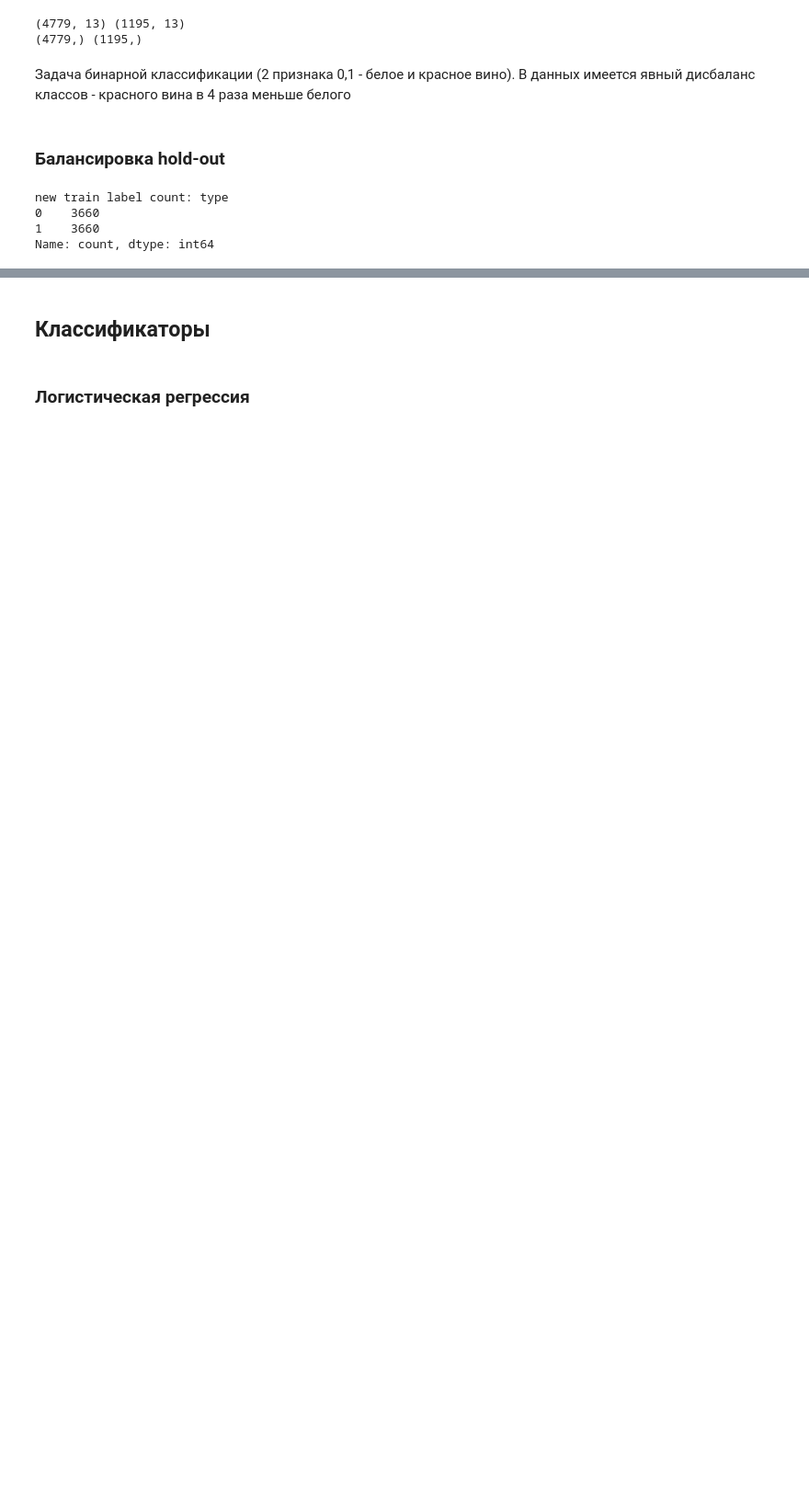
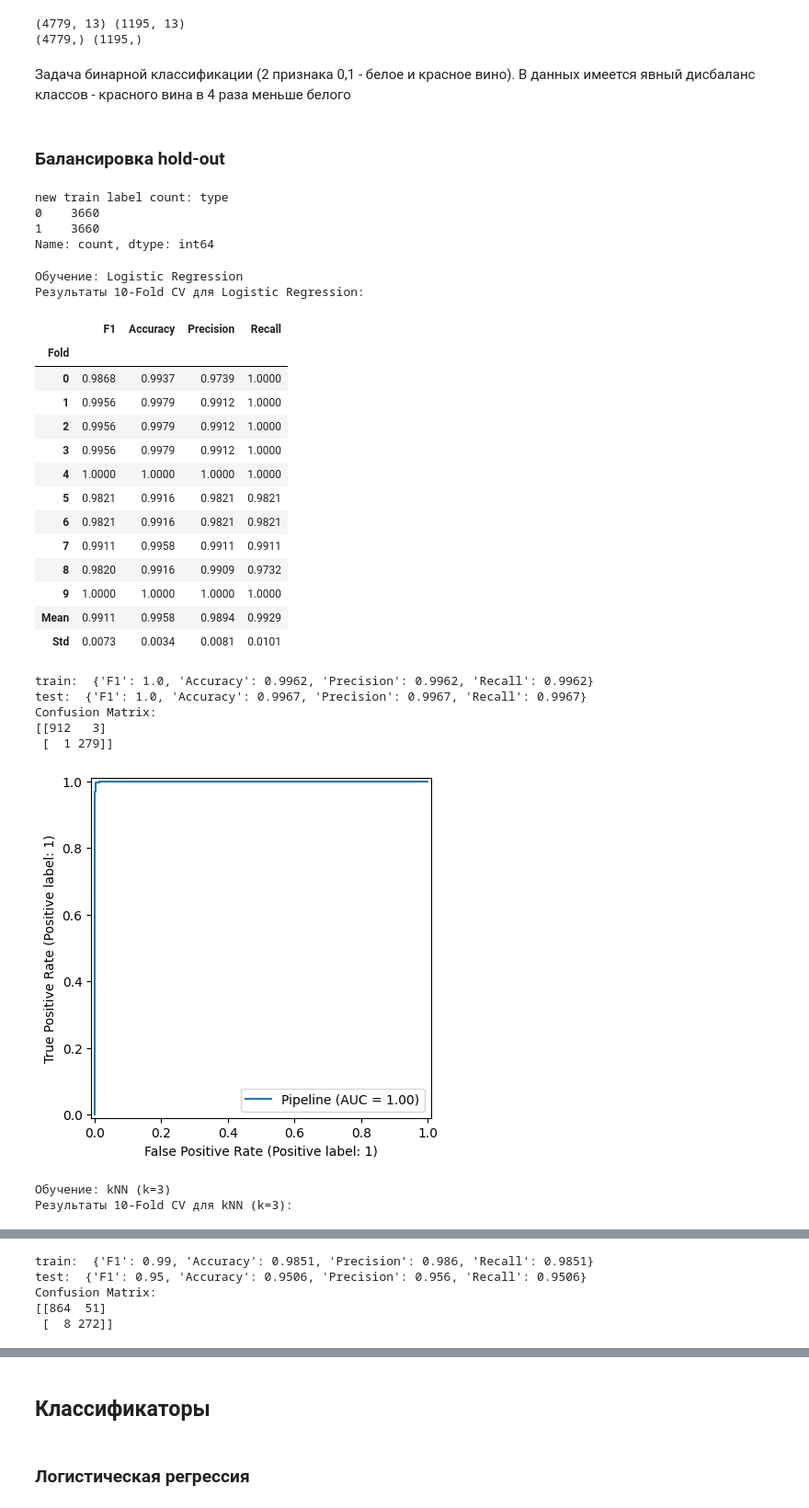
Before and after one commit to Baklanov-Daniil/master, a Jupyter notebook: mlbd/notebooks/lab3.ipynb, the cells around one changed output, grey strips where cells are left out. Shown at 92% size. Cells and saved outputs as stored; diff of their text form; code cells hidden in the pictures; blank space fills up the shorter version.

```diff
--- a/mlbd/notebooks/lab3.ipynb
+++ b/mlbd/notebooks/lab3.ipynb
@@ -167,0 +159,19 @@ def get_holdout_metrics(y_true, y_pred, model_name):
+# %%
+neighbors = 3
+classifiers = {
+    "Logistic Regression": LogisticRegression(max_iter=1000, random_state=42),
+    f"kNN (k={neighbors})": KNeighborsClassifier(n_neighbors=neighbors),
+    "Naive Bayes": GaussianNB(),
+    "SVC (Linear)": SVC(kernel='linear', random_state=42, cache_size=4000),
+    "SVC (polynomial)": SVC(kernel='poly', random_state=42, cache_size=4000),
+    "SVC (sygmoid)": SVC(kernel='sigmoid', random_state=42, cache_size=4000),
+}
+
+cv = StratifiedKFold(n_splits=10, shuffle=True, random_state=42)
+metrics = ['F1', 'Accuracy', 'Precision', 'Recall']
+cv_mapping = {'test_f1': 'F1', 'test_accuracy': 'Accuracy',
+              'test_precision': 'Precision', 'test_recall': 'Recall'}
+
+holdout_rows = []
+cv_rows = []
+trained_models = {}
@@ -167,0 +231,28 @@ def get_holdout_metrics(y_true, y_pred, model_name):
+# %%
+for name, model in classifiers.items():
+    train_model(name, model)
+# %% [output]
+Обучение: Logistic Regression
+Результаты 10-Fold CV для Logistic Regression:
+|  | F1 | Accuracy | Precision | Recall |
+| Fold |  |  |  |  |
+| 0 | 0.9868 | 0.9937 | 0.9739 | 1.0000 |
+| 1 | 0.9956 | 0.9979 | 0.9912 | 1.0000 |
+| 2 | 0.9956 | 0.9979 | 0.9912 | 1.0000 |
+| 3 | 0.9956 | 0.9979 | 0.9912 | 1.0000 |
+| 4 | 1.0000 | 1.0000 | 1.0000 | 1.0000 |
+| 5 | 0.9821 | 0.9916 | 0.9821 | 0.9821 |
+| 6 | 0.9821 | 0.9916 | 0.9821 | 0.9821 |
+| 7 | 0.9911 | 0.9958 | 0.9911 | 0.9911 |
+| 8 | 0.9820 | 0.9916 | 0.9909 | 0.9732 |
+| 9 | 1.0000 | 1.0000 | 1.0000 | 1.0000 |
+| Mean | 0.9911 | 0.9958 | 0.9894 | 0.9929 |
+| Std | 0.0073 | 0.0034 | 0.0081 | 0.0101 |
+train:  {'F1': 1.0, 'Accuracy': 0.9962, 'Precision': 0.9962, 'Recall': 0.9962}
+test:  {'F1': 1.0, 'Accuracy': 0.9967, 'Precision': 0.9967, 'Recall': 0.9967}
+Confusion Matrix:
+[[912   3]
+ [  1 279]]
+[figure, added]
+Обучение: kNN (k=3)
+Результаты 10-Fold CV для kNN (k=3):
@@ -167,0 +273,5 @@ def get_holdout_metrics(y_true, y_pred, model_name):
+train:  {'F1': 0.99, 'Accuracy': 0.9851, 'Precision': 0.986, 'Recall': 0.9851}
+test:  {'F1': 0.95, 'Accuracy': 0.9506, 'Precision': 0.956, 'Recall': 0.9506}
+Confusion Matrix:
+[[864  51]
+ [  8 272]]
```
Also changed, not shown: parts of 22 cells of this notebook, 30 other files.
